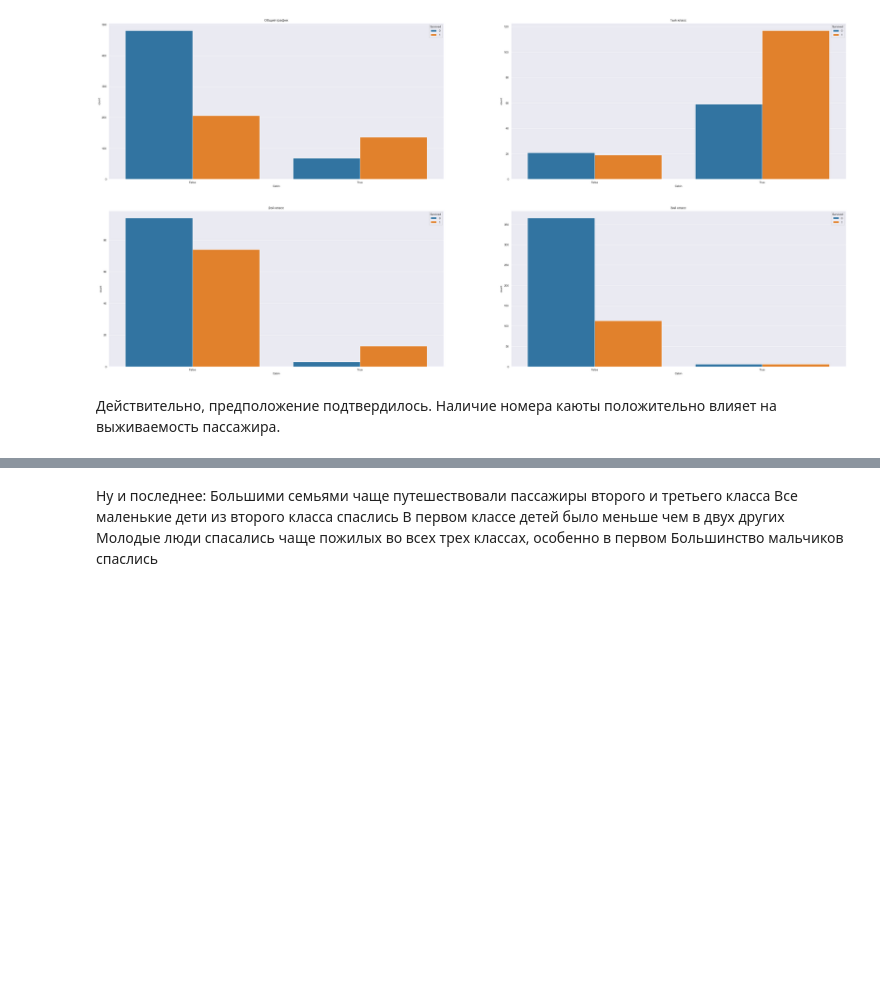
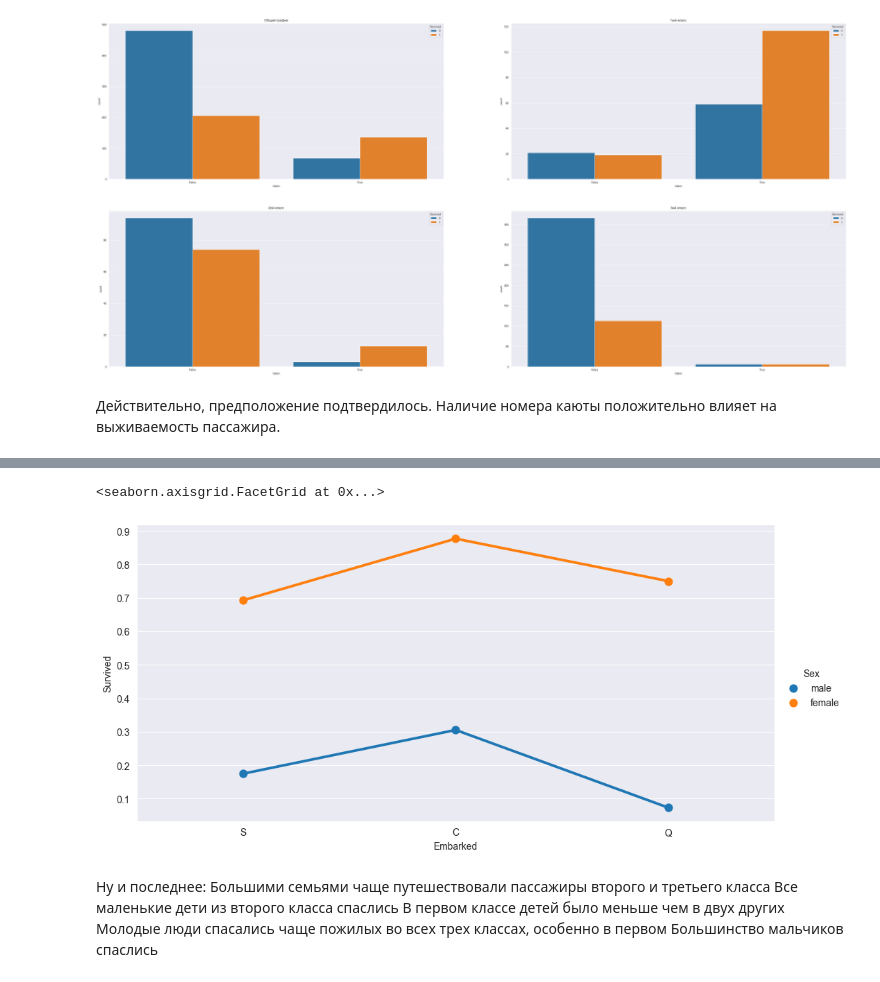
Before and after one commit to ex3del/lab4_iad, a Jupyter notebook: Без названия.ipynb, the cells around one changed output, grey strips where cells are left out. Saved outputs shown, nothing was run; the diff lists cells and outputs as text; code cells hidden in the pictures; blank space fills up the shorter version.

```diff
--- a/Без названия.ipynb
+++ b/Без названия.ipynb
@@ -514,3 +514,8 @@ sns.violinplot(x="Sex", y="Age", hue="Survived", data=train_df, split=True, ax=a
+# %%
+sns.catplot(x='Embarked', y='Survived', hue='Sex', aspect=2, data=ideal_df, kind='point', ci=None)
+# %% [output]
+<seaborn.axisgrid.FacetGrid at 0x...>
+[figure, added]
 # %% [markdown]
 Ну и последнее:
 Большими семьями чаще путешествовали пассажиры второго и третьего класса
```
Also changed, not shown: parts of 24 cells of this notebook.
